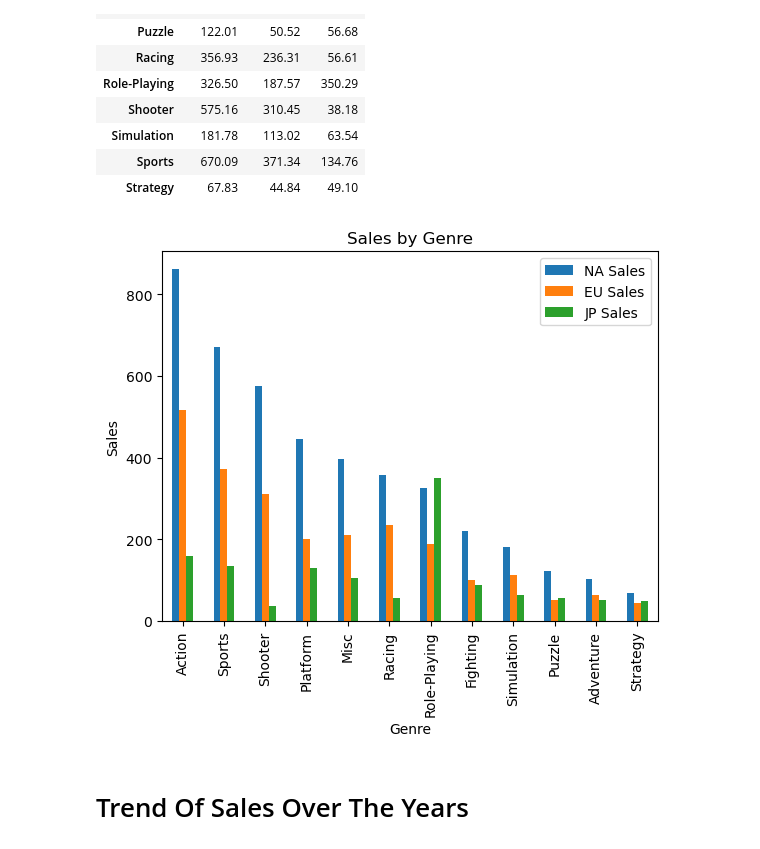
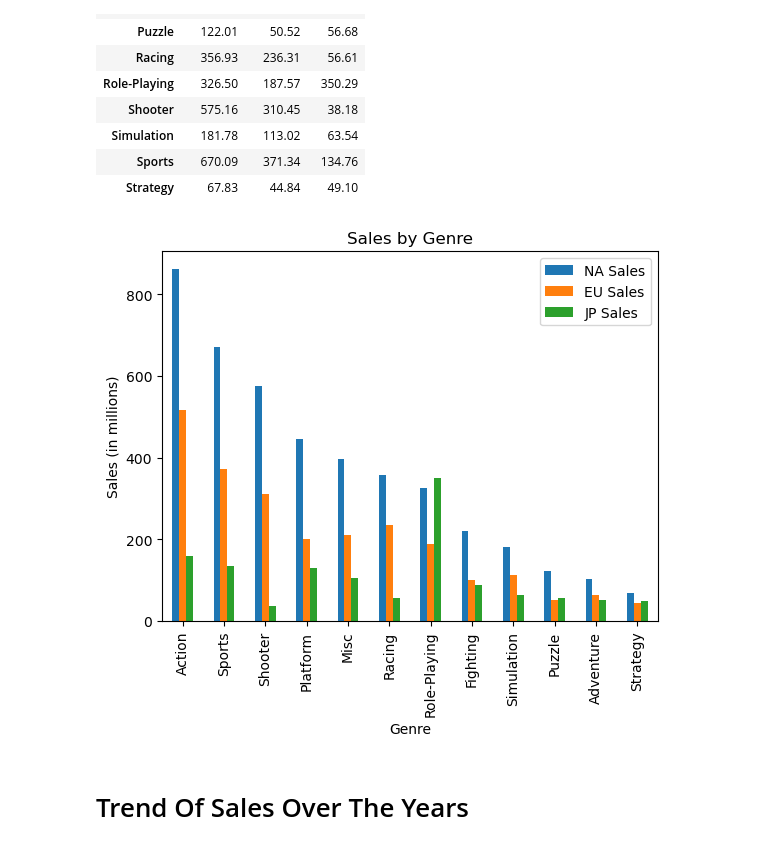
Before and after one commit to imanmalih/Project-One, a Jupyter notebook: VideoGames.ipynb, the cells around one changed output. Saved outputs shown, nothing was run; the diff lists cells and outputs as text; code cells hidden in the pictures.

```diff
--- a/VideoGames.ipynb
+++ b/VideoGames.ipynb
@@ -113,13 +114,13 @@ sales_by_genre
 # %%
 #Generate a bar plot where the genre is on the x axis and the  sum of sales  is on the y axis.
 sales_by_genre=sales_by_genre.sort_values(by="NA Sales", ascending= False)
 sales_by_genre.plot(kind='bar')
 plt.title("Sales by Genre")
 plt.xlabel("Genre")
-plt.ylabel("Sales")
+plt.ylabel("Sales (in millions)")
 plt.show()
 # %% [output]
-[figure, old version]
+[figure, new version]
 # %% [markdown]
 # Trend Of Sales Over The Years
 # %%
```
Also changed, not shown: parts of 3 cells of this notebook.
